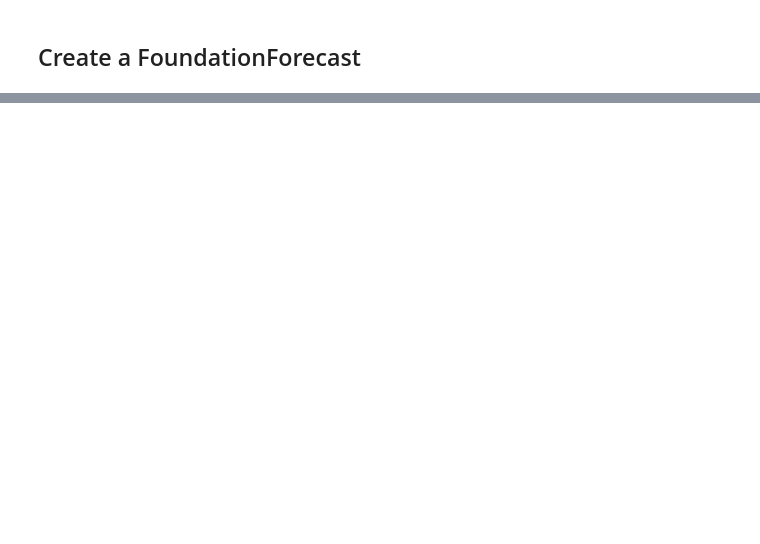
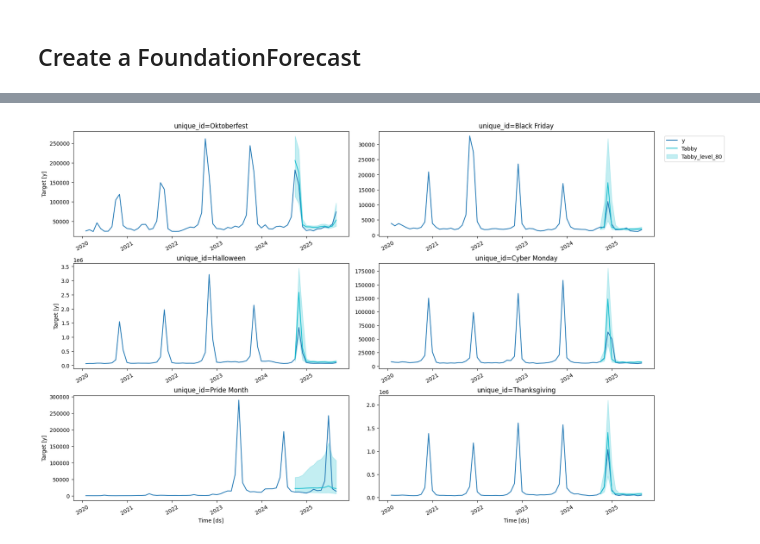
Before and after one commit to TimeCopilot/foundationforecast, a Jupyter notebook: docs/examples/tabby-family.ipynb, the cells around one changed output, grey strips where cells are left out. Cells and saved outputs as stored; diff of their text form; code cells hidden in the pictures; blank space fills up the shorter version.

Commit message:
docs(examples): rework Tabby notebook with cross-validation and executed outputs
Co-authored-by: Cursor <cursoragent@cursor.com>

```diff
--- a/docs/examples/tabby-family.ipynb
+++ b/docs/examples/tabby-family.ipynb
@@ -43,0 +61,6 @@ ff = FoundationForecast(
+# %%
+models = [
+    Tabby(alias="Tabby", precision="bf16"),
+]
+
+ff = FoundationForecast(models=models)
@@ -43,0 +75,7 @@ ff = FoundationForecast(
+# %%
+level = [70, 80, 90]
+cv_df = ff.cross_validation(df=df, h=12, level=level)
+# %%
+ff.plot(df, cv_df.drop(columns=["cutoff", "y"]), level=[80])
+# %% [output]
+[figure, added]
```
Also changed, not shown: parts of 16 cells of this notebook, 1 other file.
